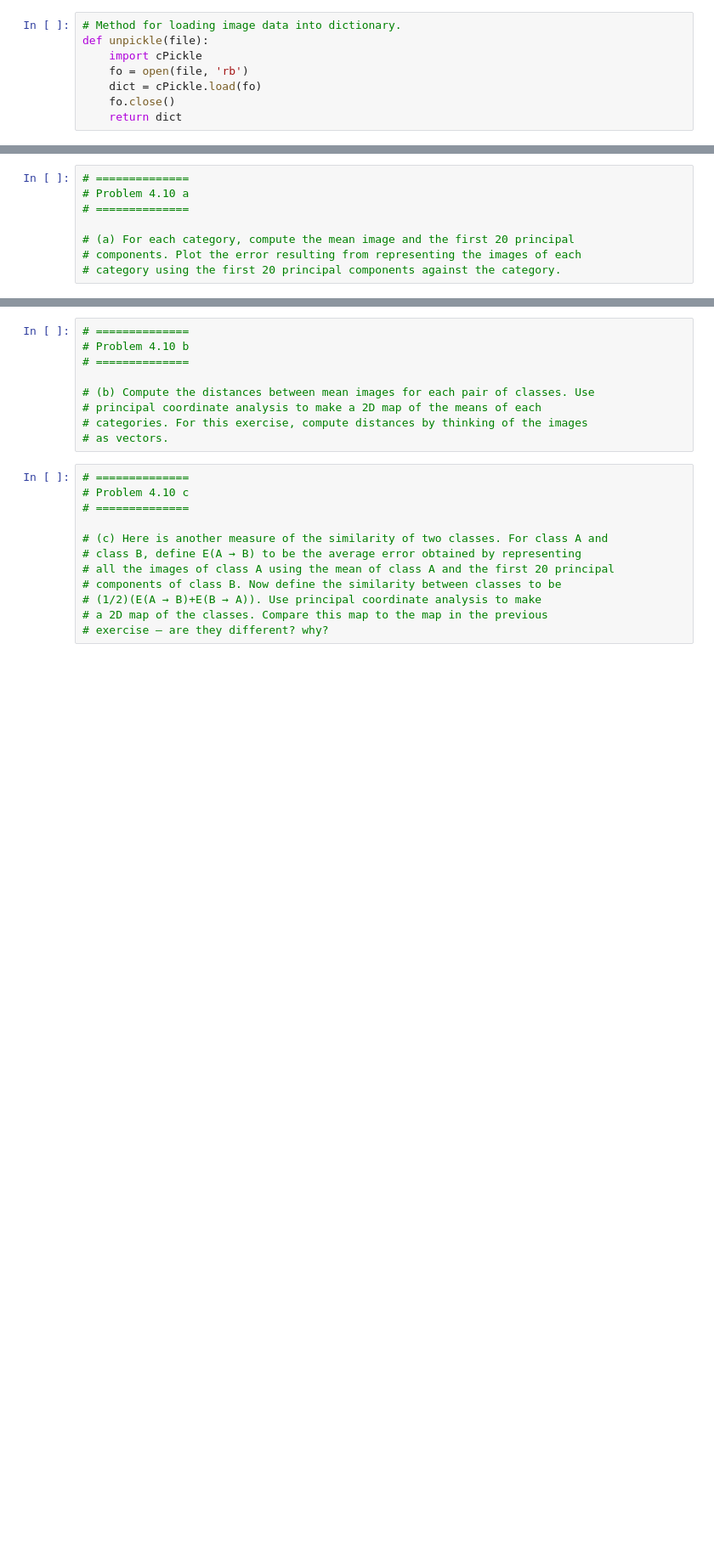
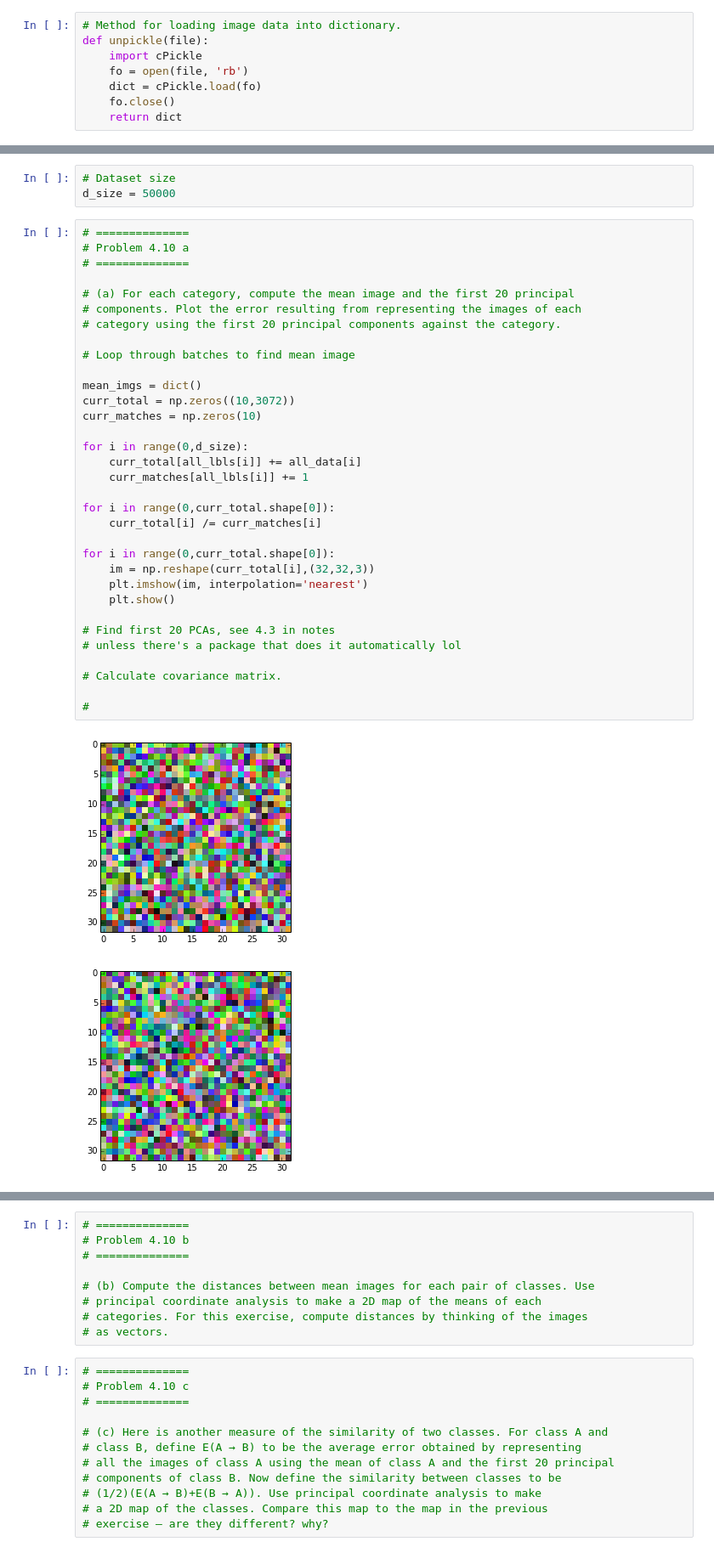
Before and after one commit to roshanjrajan/CS498-AML, a Jupyter notebook: hw3/CS_498_AML_HW3.ipynb, the cells around one changed output, grey strips where cells are left out. Shown at 85% size. Saved outputs shown, nothing was run; the diff lists cells and outputs as text; blank space fills up the shorter version.

```diff
--- a/hw3/CS_498_AML_HW3.ipynb
+++ b/hw3/CS_498_AML_HW3.ipynb
@@ -24,8 +55,39 @@ db1 = unpickle(db1_path)
+# %%
+# Dataset size
+d_size = 50000
 # %%
 # ==============
 # Problem 4.10 a
 # ==============
 
 # (a) For each category, compute the mean image and the first 20 principal
 # components. Plot the error resulting from representing the images of each
 # category using the first 20 principal components against the category.
+
+# Loop through batches to find mean image
+
+mean_imgs = dict()
+curr_total = np.zeros((10,3072))
+curr_matches = np.zeros(10)
+
+for i in range(0,d_size):
+    curr_total[all_lbls[i]] += all_data[i]
+    curr_matches[all_lbls[i]] += 1
+
+for i in range(0,curr_total.shape[0]):
+    curr_total[i] /= curr_matches[i]
+
+for i in range(0,curr_total.shape[0]):
+    im = np.reshape(curr_total[i],(32,32,3))
+    plt.imshow(im, interpolation='nearest')
+    plt.show()
+
+# Find first 20 PCAs, see 4.3 in notes
+# unless there's a package that does it automatically lol
+
+# Calculate covariance matrix.
+
+#
+# %% [output]
+[figure, added]
+[figure, added]
```
Also changed, not shown: parts of 7 cells of this notebook.
